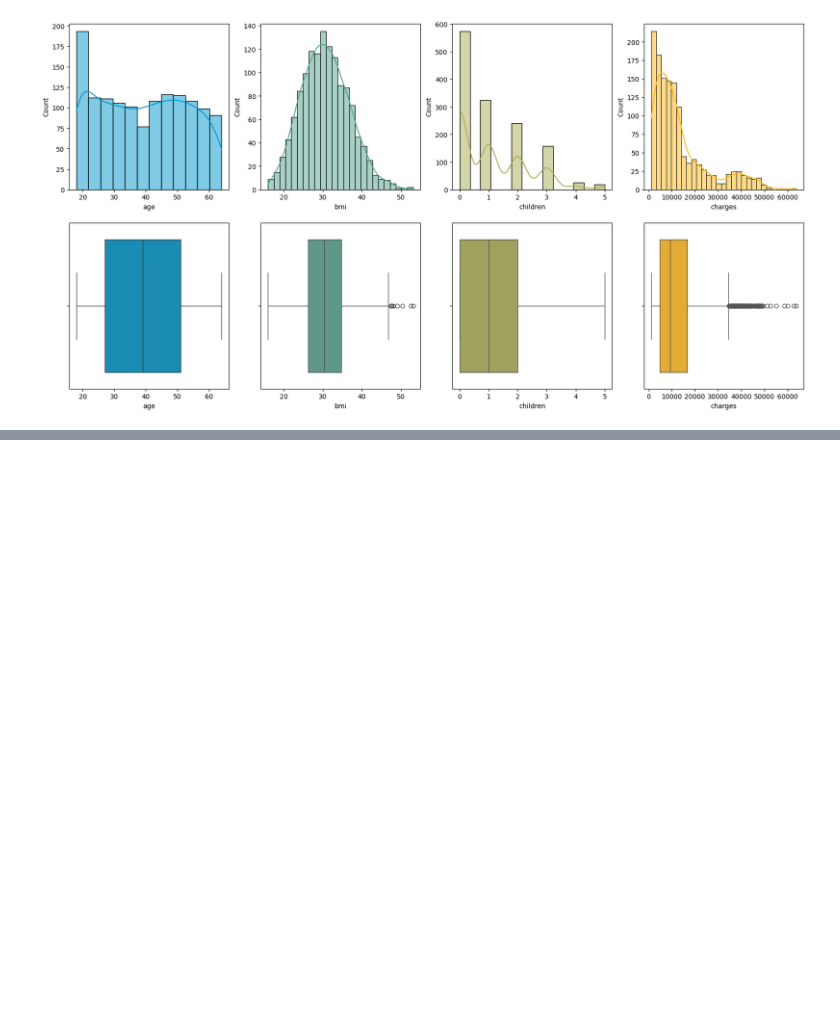
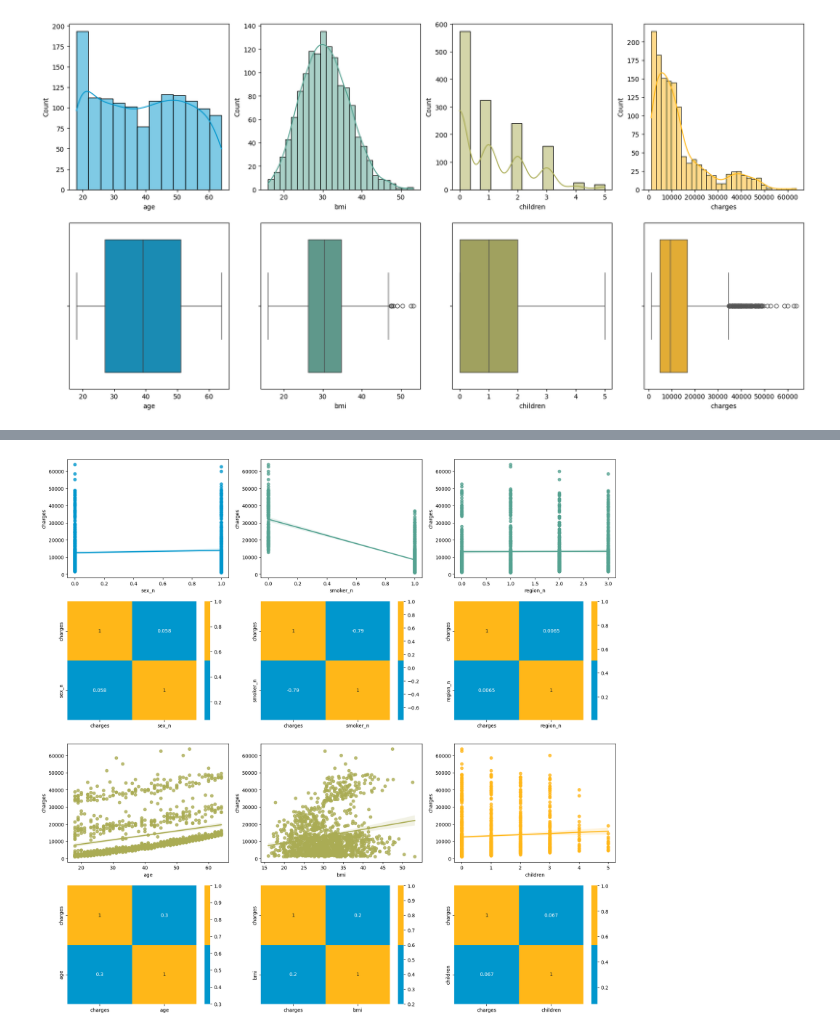
Before and after one commit to fevc08/linear_regression_model, a Jupyter notebook: src/explore.ipynb, the cells around one changed output, grey strips where cells are left out. Drawn from its saved outputs; the diff is of its cells as text; code cells hidden in the pictures; blank space fills up the shorter version.

Commit message:
fevc08 - correlation

```diff
--- a/src/explore.ipynb
+++ b/src/explore.ipynb
@@ -143,0 +149,42 @@ plt.show()
+# %%
+# Multivariate analysis
+# Encode the categorical variables to numerical values
+medical_insurance_df['sex_n'] = pd.factorize(medical_insurance_df['sex'])[0]
+medical_insurance_df['smoker_n'] = pd.factorize(medical_insurance_df['smoker'])[0]
+medical_insurance_df['region_n'] = pd.factorize(medical_insurance_df['region'])[0]
+
+# Create a reglot and heatmap to visualize the correlation between variables
+# Create the figure and axes objects
+fig, ax = plt.subplots(4, 3, figsize=(20, 20))
+
+# Define your custom colors as real numbers (RGB values)
+import matplotlib.colors as mcolors
+color1 = mcolors.to_rgba("#0097CD")
+color2 = mcolors.to_rgba("#FFB718")
+
+# Create a custom colormap using the specified colors
+custom_cmap = mcolors.ListedColormap([color1, color2])
+
+# Create the regplot and heatmap for sex_n
+sns.regplot(ax = ax[0, 0], data = medical_insurance_df, x = 'sex_n', y = 'charges', color = color[0])
+sns.heatmap(ax = ax[1, 0], data = medical_insurance_df[['charges', 'sex_n']].corr(), annot = True, cmap = custom_cmap)
+# Create the regplot and heatmap for smoker_n
+sns.regplot(ax = ax[0, 1], data = medical_insurance_df, x = 'smoker_n', y = 'charges', color = color[1])
+sns.heatmap(ax = ax[1, 1], data = medical_insurance_df[['charges', 'smoker_n']].corr(), annot = True, cmap = custom_cmap)
+# Create the regplot and heatmap for region_n
+sns.regplot(ax = ax[0, 2], data = medical_insurance_df, x = 'region_n', y = 'charges', color = color[1])
+sns.heatmap(ax = ax[1, 2], data = medical_insurance_df[['charges', 'region_n']].corr(), annot = True, cmap = custom_cmap)
+# Create the regplot and heatmap for age
+sns.regplot(ax = ax[2, 0], data = medical_insurance_df, x = 'age', y = 'charges', color = color[2])
+sns.heatmap(ax = ax[3, 0], data = medical_insurance_df[['charges', 'age']].corr(), annot = True, cmap = custom_cmap)
+# Create the regplot and heatmap for bmi
+sns.regplot(ax = ax[2, 1], data = medical_insurance_df, x = 'bmi', y = 'charges', color = color[2])
+sns.heatmap(ax = ax[3, 1], data = medical_insurance_df[['charges', 'bmi']].corr(), annot = True, cmap = custom_cmap)
+# Create the regplot and heatmap for children
+sns.regplot(ax = ax[2, 2], data = medical_insurance_df, x = 'children', y = 'charges', color = color[3])
+sns.heatmap(ax = ax[3, 2], data = medical_insurance_df[['charges', 'children']].corr(), annot = True, cmap = custom_cmap)
+
+# Show the plot
+plt.show()
+# %% [output]
+[figure, added]
```
Also changed, not shown: parts of 3 cells of this notebook.
